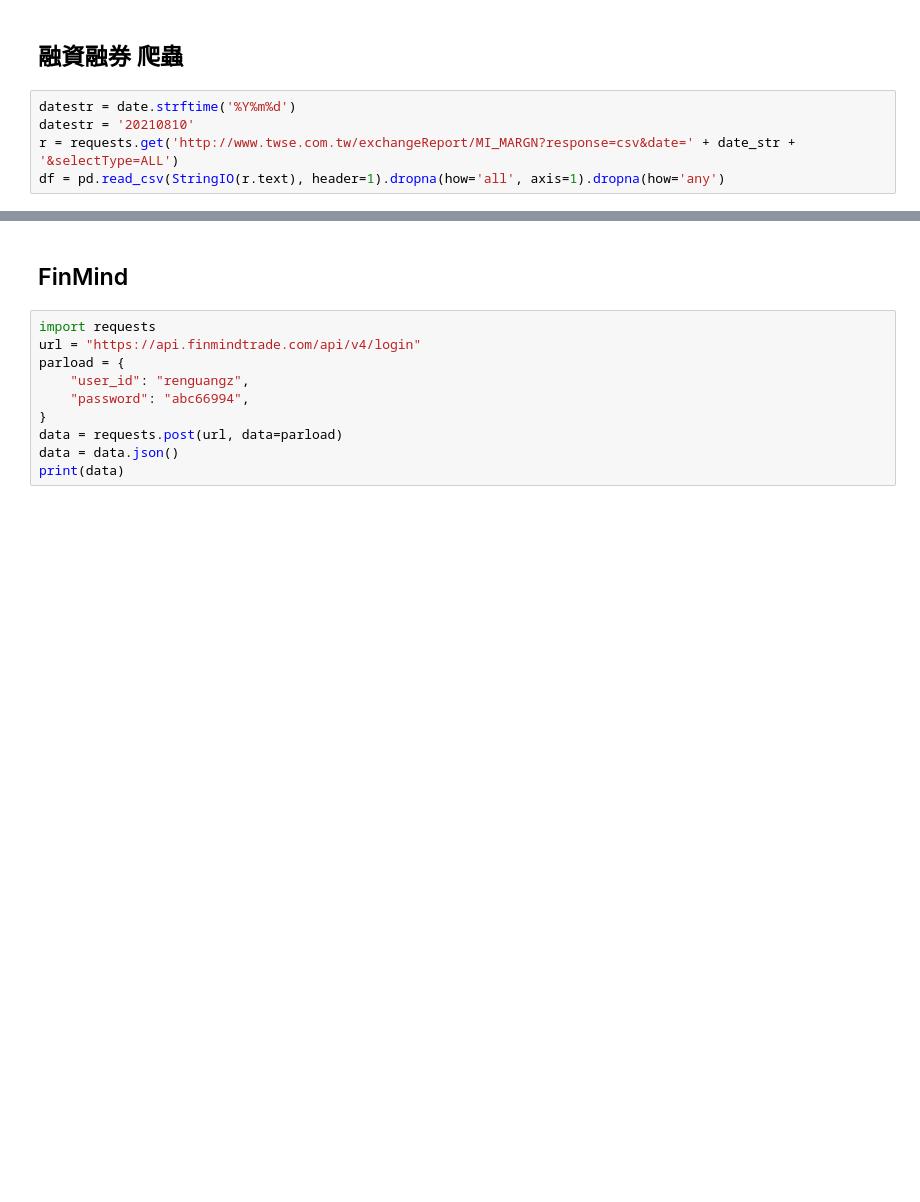
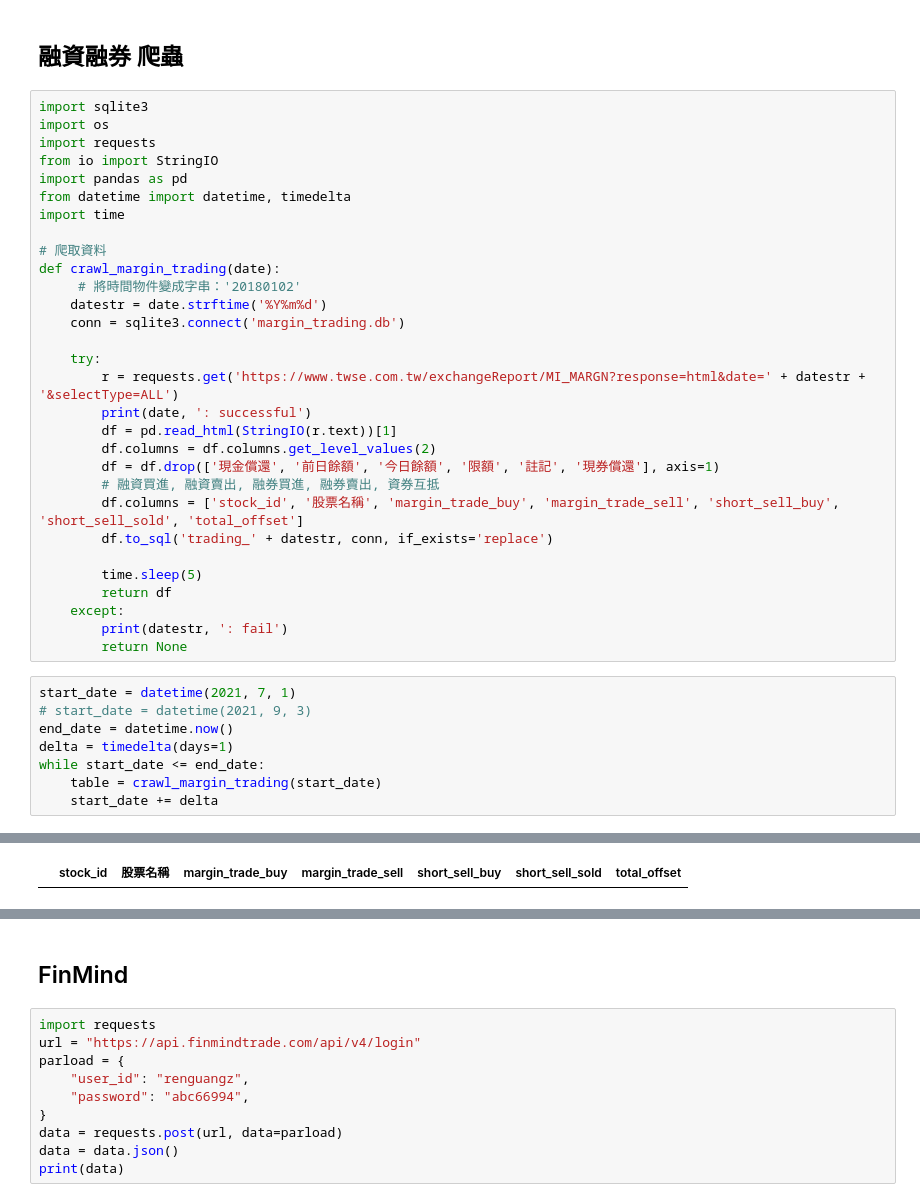
Before and after one commit to renguangz/stockapp, a Jupyter notebook: api/data/carwler.ipynb, the cells around one changed output, grey strips where cells are left out. Saved outputs shown, nothing was run; the diff lists cells and outputs as text; blank space fills up the shorter version.

```diff
--- a/api/data/carwler.ipynb
+++ b/api/data/carwler.ipynb
@@ -221,7 +273,41 @@ date                 2021-07-02 00:00:00
 # %% [markdown]
 ## 融資融券 爬蟲
-# %%
-datestr = date.strftime('%Y%m%d')
-datestr = '20210810'
-r = requests.get('http://www.twse.com.tw/exchangeReport/MI_MARGN?response=csv&date=' + date_str + '&selectType=ALL')
-df = pd.read_csv(StringIO(r.text), header=1).dropna(how='all', axis=1).dropna(how='any')
+# %%
+import sqlite3
+import os
+import requests
+from io import StringIO
+import pandas as pd
+from datetime import datetime, timedelta
+import time
+
+# 爬取資料
+def crawl_margin_trading(date):
+     # 將時間物件變成字串：'20180102'
+    datestr = date.strftime('%Y%m%d')
+    conn = sqlite3.connect('margin_trading.db')
+
+    try:
+        r = requests.get('https://www.twse.com.tw/exchangeReport/MI_MARGN?response=html&date=' + datestr + '&selectType=ALL')
+        print(date, ': successful')
+        df = pd.read_html(StringIO(r.text))[1]
+        df.columns = df.columns.get_level_values(2)
+        df = df.drop(['現金償還', '前日餘額', '今日餘額', '限額', '註記', '現券償還'], axis=1)
+        # 融資買進, 融資賣出, 融券買進, 融券賣出, 資券互抵
+        df.columns = ['stock_id', '股票名稱', 'margin_trade_buy', 'margin_trade_sell', 'short_sell_buy', 'short_sell_sold', 'total_offset']
+        df.to_sql('trading_' + datestr, conn, if_exists='replace')
+
+        time.sleep(5)
+        return df
+    except:
+        print(datestr, ': fail')
+        return None
+# %%
+start_date = datetime(2021, 7, 1)
+# start_date = datetime(2021, 9, 3)
+end_date = datetime.now()
+delta = timedelta(days=1)
+while start_date <= end_date:
+    table = crawl_margin_trading(start_date)
+    start_date += delta
+# %% [output]
@@ -227,0 +331 @@ df = pd.read_csv(StringIO(r.text), header=1).dropna(how='all', axis=1).dropna(ho
+|  | stock_id | 股票名稱 | margin_trade_buy | margin_trade_sell | short_sell_buy | short_sell_sold | total_offset |
```
Also changed, not shown: parts of 10 cells of this notebook, 21 other files.
